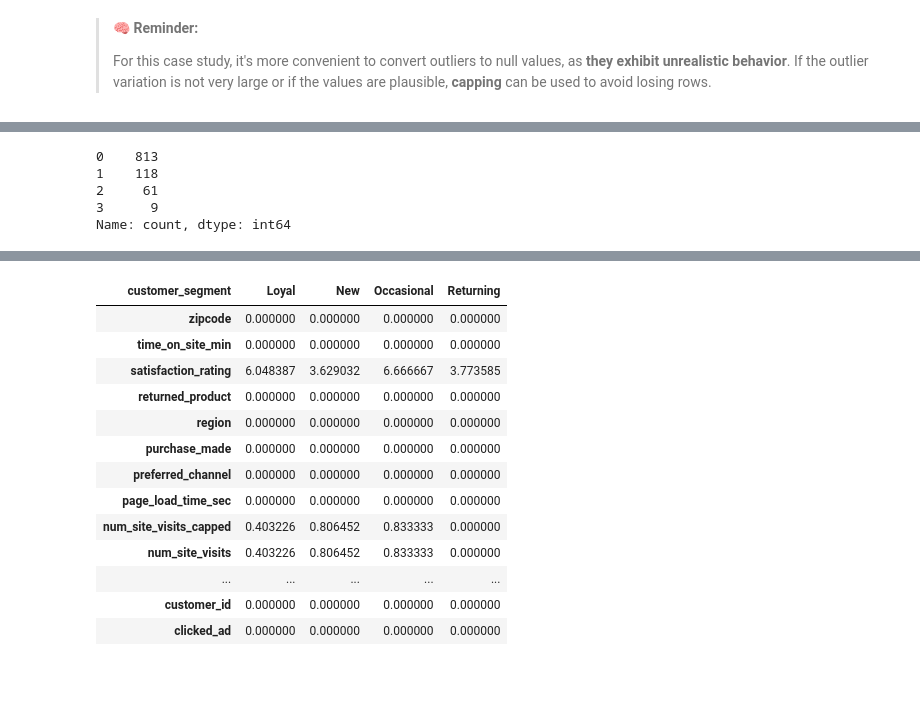
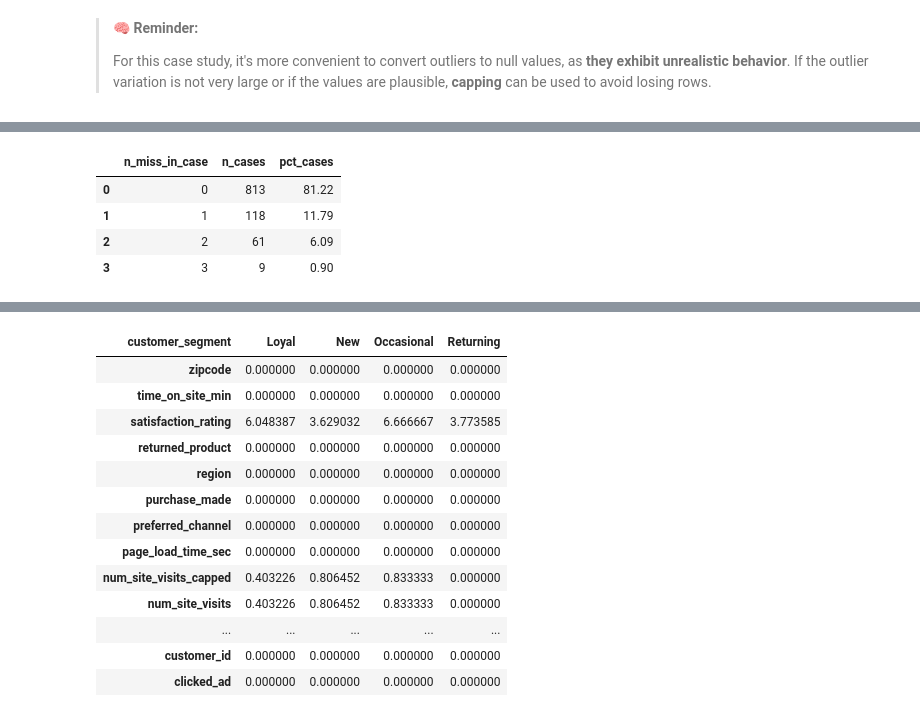
Before and after one commit to AnSebCR1705/Implementing-data-mining-topics-in-Python-and-comparing-them-to-R, a Jupyter notebook: Sessions/02_Data_Preprocessing.ipynb, the cells around one changed output, grey strips where cells are left out. Cells and saved outputs as stored; diff of their text form; code cells hidden in the pictures; blank space fills up the shorter version.

```diff
--- a/Sessions/02_Data_Preprocessing.ipynb
+++ b/Sessions/02_Data_Preprocessing.ipynb
@@ -705,8 +727,13 @@ skim(df)
 # %%
-df.isna().sum(axis=1).value_counts().sort_index()
+# Missing values by row
+na1 = df.isna().sum(axis=1).value_counts().reset_index()
+na1.columns = ["n_miss_in_case", "n_cases"]
+na1["pct_cases"] = round(na1["n_cases"]/len(df) * 100, 2)
+
+na1
 # %% [output]
-0    813
-1    118
-2     61
-3      9
-Name: count, dtype: int64
+|  | n_miss_in_case | n_cases | pct_cases |
+| 0 | 0 | 813 | 81.22 |
+| 1 | 1 | 118 | 11.79 |
+| 2 | 2 | 61 | 6.09 |
+| 3 | 3 | 9 | 0.90 |
```
Also changed, not shown: parts of 34 cells of this notebook.
